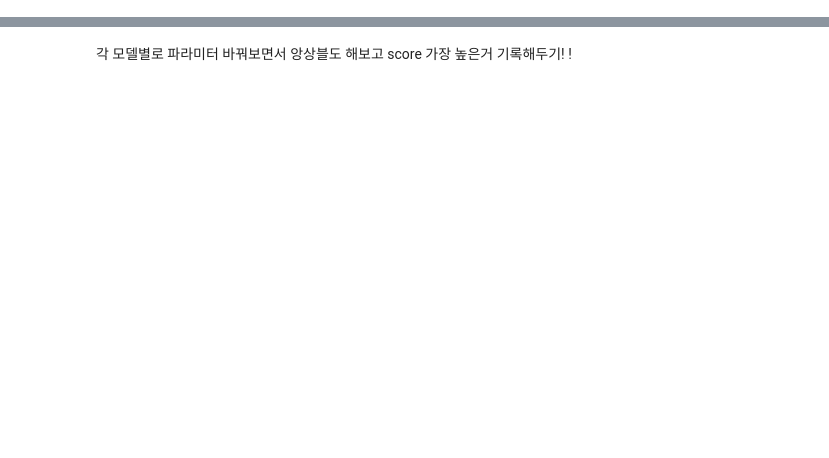
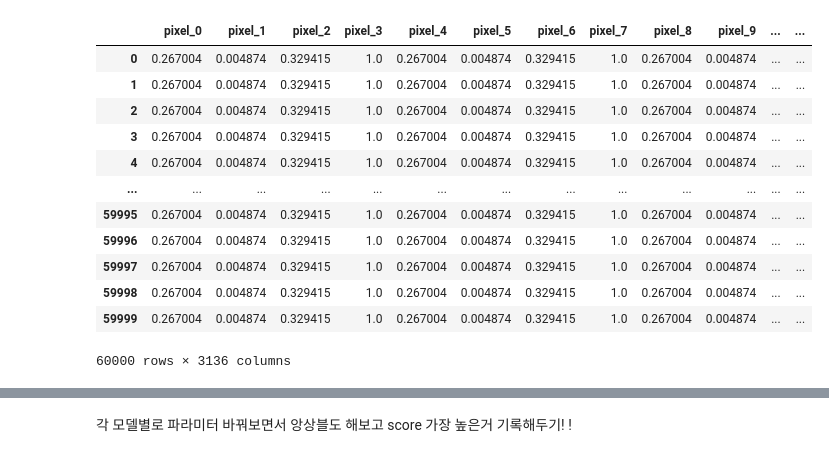
Before and after one commit to kimin-u/ML23_2, a Jupyter notebook: draft.ipynb, the cells around one changed output, grey strips where cells are left out. Cells and saved outputs as stored; diff of their text form; code cells hidden in the pictures; blank space fills up the shorter version.

```diff
--- a/draft.ipynb
+++ b/draft.ipynb
@@ -45,0 +103,32 @@ plt.show()
+# %%
+import pandas as pd
+import numpy as np
+
+# Load RGB images
+rgb_images = np.load('rgb_images.npy')
+
+# Reshape the 4D array to 2D (each row represents a flattened image)
+flat_images = rgb_images.reshape((rgb_images.shape[0], -1))
+
+# Convert to DataFrame
+columns = [f'pixel_{i}' for i in range(flat_images.shape[1])]
+df = pd.DataFrame(data=flat_images, columns=columns)
+
+# Display the DataFrame - 이건 그냥 판다스로 내부 구조 파악해보기
+df
+
+# 데이터 크기는 RGB 3 , 채널값 1 해서  ( 784 x 4 형태로 나타내짐 )
+# %% [output]
+|  | pixel_0 | pixel_1 | pixel_2 | pixel_3 | pixel_4 | pixel_5 | pixel_6 | pixel_7 | pixel_8 | pixel_9 | ... | ... |
+| 0 | 0.267004 | 0.004874 | 0.329415 | 1.0 | 0.267004 | 0.004874 | 0.329415 | 1.0 | 0.267004 | 0.004874 | ... | ... |
+| 1 | 0.267004 | 0.004874 | 0.329415 | 1.0 | 0.267004 | 0.004874 | 0.329415 | 1.0 | 0.267004 | 0.004874 | ... | ... |
+| 2 | 0.267004 | 0.004874 | 0.329415 | 1.0 | 0.267004 | 0.004874 | 0.329415 | 1.0 | 0.267004 | 0.004874 | ... | ... |
+| 3 | 0.267004 | 0.004874 | 0.329415 | 1.0 | 0.267004 | 0.004874 | 0.329415 | 1.0 | 0.267004 | 0.004874 | ... | ... |
+| 4 | 0.267004 | 0.004874 | 0.329415 | 1.0 | 0.267004 | 0.004874 | 0.329415 | 1.0 | 0.267004 | 0.004874 | ... | ... |
+| ... | ... | ... | ... | ... | ... | ... | ... | ... | ... | ... | ... | ... |
+| 59995 | 0.267004 | 0.004874 | 0.329415 | 1.0 | 0.267004 | 0.004874 | 0.329415 | 1.0 | 0.267004 | 0.004874 | ... | ... |
+| 59996 | 0.267004 | 0.004874 | 0.329415 | 1.0 | 0.267004 | 0.004874 | 0.329415 | 1.0 | 0.267004 | 0.004874 | ... | ... |
+| 59997 | 0.267004 | 0.004874 | 0.329415 | 1.0 | 0.267004 | 0.004874 | 0.329415 | 1.0 | 0.267004 | 0.004874 | ... | ... |
+| 59998 | 0.267004 | 0.004874 | 0.329415 | 1.0 | 0.267004 | 0.004874 | 0.329415 | 1.0 | 0.267004 | 0.004874 | ... | ... |
+| 59999 | 0.267004 | 0.004874 | 0.329415 | 1.0 | 0.267004 | 0.004874 | 0.329415 | 1.0 | 0.267004 | 0.004874 | ... | ... |
+60000 rows × 3136 columns
```
Also changed, not shown: parts of 32 cells of this notebook.
